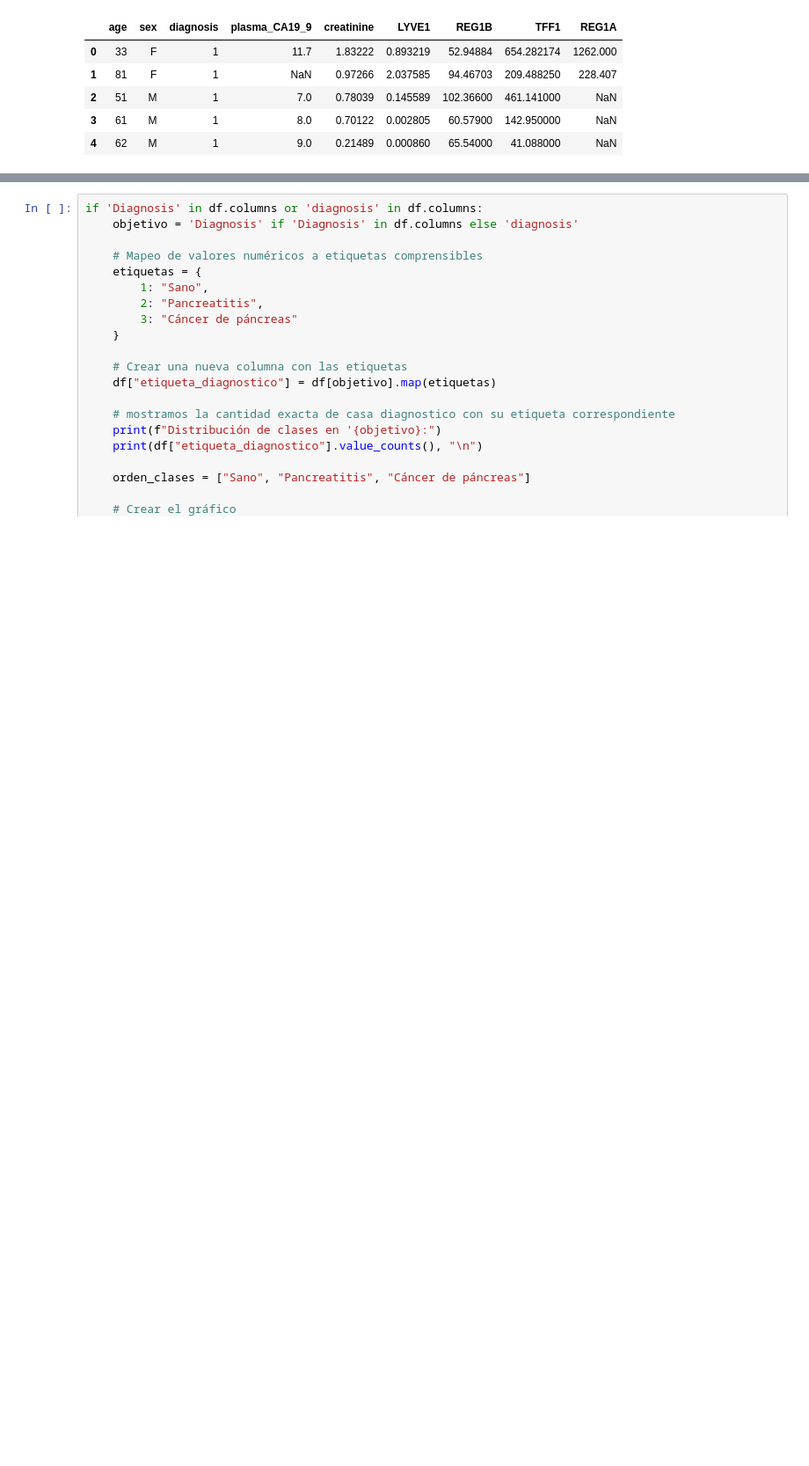
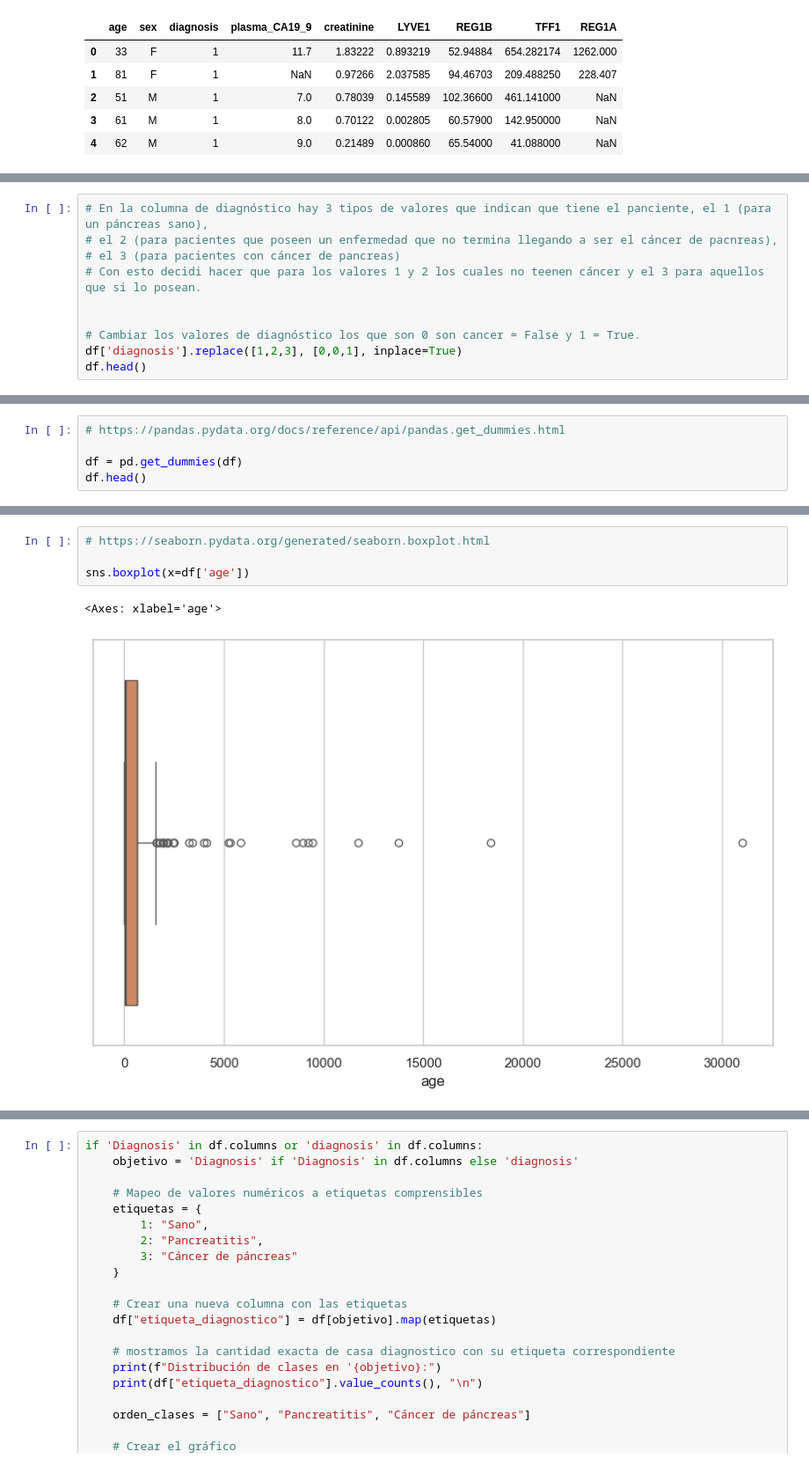
Before and after one commit to Pepe08tn/Proyecto-PIA-2025, a Jupyter notebook: notebooks/note.ipynb, the cells around one changed output, grey strips where cells are left out. Shown: that part at 88% size. Cells and saved outputs as stored; diff of their text form; blank space fills up the shorter version.

```diff
--- a/notebooks/note.ipynb
+++ b/notebooks/note.ipynb
@@ -121,0 +127,10 @@ df.head()
+# %%
+# En la columna de diagnóstico hay 3 tipos de valores que indican que tiene el panciente, el 1 (para un páncreas sano),
+# el 2 (para pacientes que poseen un enfermedad que no termina llegando a ser el cáncer de pacnreas),
+# el 3 (para pacientes con cáncer de pancreas)
+# Con esto decidi hacer que para los valores 1 y 2 los cuales no teenen cáncer y el 3 para aquellos que si lo posean.
+
+
+# Cambiar los valores de diagnóstico los que son 0 son cancer = False y 1 = True.
+df['diagnosis'].replace([1,2,3], [0,0,1], inplace=True)
+df.head()
@@ -121,0 +150,5 @@ df.head()
+# %%
+# https://pandas.pydata.org/docs/reference/api/pandas.get_dummies.html
+
+df = pd.get_dummies(df)
+df.head()
@@ -121,0 +162,7 @@ df.head()
+# %%
+# https://seaborn.pydata.org/generated/seaborn.boxplot.html
+
+sns.boxplot(x=df['age'])
+# %% [output]
+<Axes: xlabel='age'>
+[figure, added]
```
Also changed, not shown: parts of 11 cells of this notebook.
